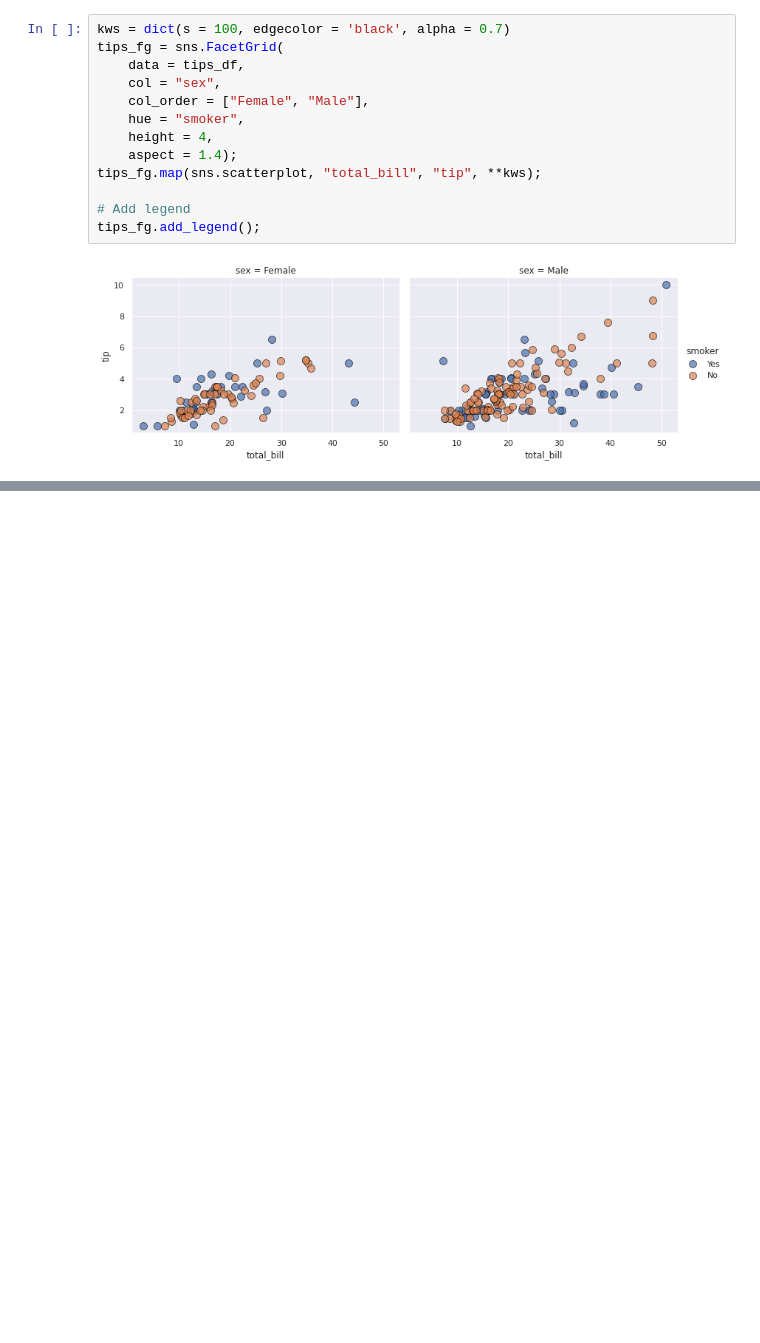
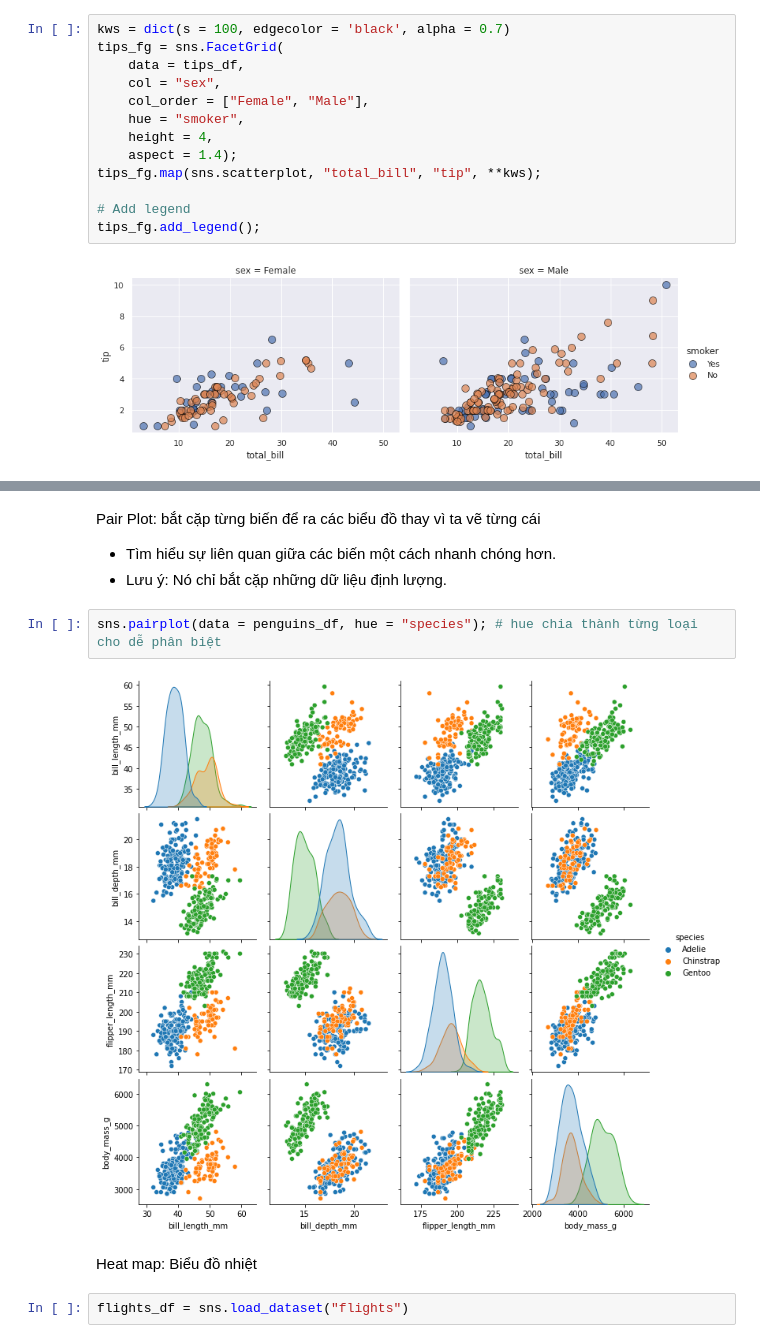
Before and after one commit to LBQTrung/Python-Libraries, a Jupyter notebook: Seaborn/Seaborn_basic.ipynb, the cells around one changed output, grey strips where cells are left out. Saved outputs shown, nothing was run; the diff lists cells and outputs as text; blank space fills up the shorter version.

```diff
--- a/Seaborn/Seaborn_basic.ipynb
+++ b/Seaborn/Seaborn_basic.ipynb
@@ -182,0 +207,12 @@ tips_fg.add_legend();
+# %% [markdown]
+Pair Plot: bắt cặp từng biến để ra các biểu đồ thay vì ta vẽ từng cái
+* Tìm hiểu sự liên quan giữa các biến một cách nhanh chóng hơn.
+* Lưu ý: Nó chỉ bắt cặp những dữ liệu định lượng.
+# %%
+sns.pairplot(data = penguins_df, hue = "species"); # hue chia thành từng loại cho dễ phân biệt
+# %% [output]
+[figure, added]
+# %% [markdown]
+Heat map: Biểu đồ nhiệt
+# %%
+flights_df = sns.load_dataset("flights")
```
Also changed, not shown: parts of 13 cells of this notebook.
